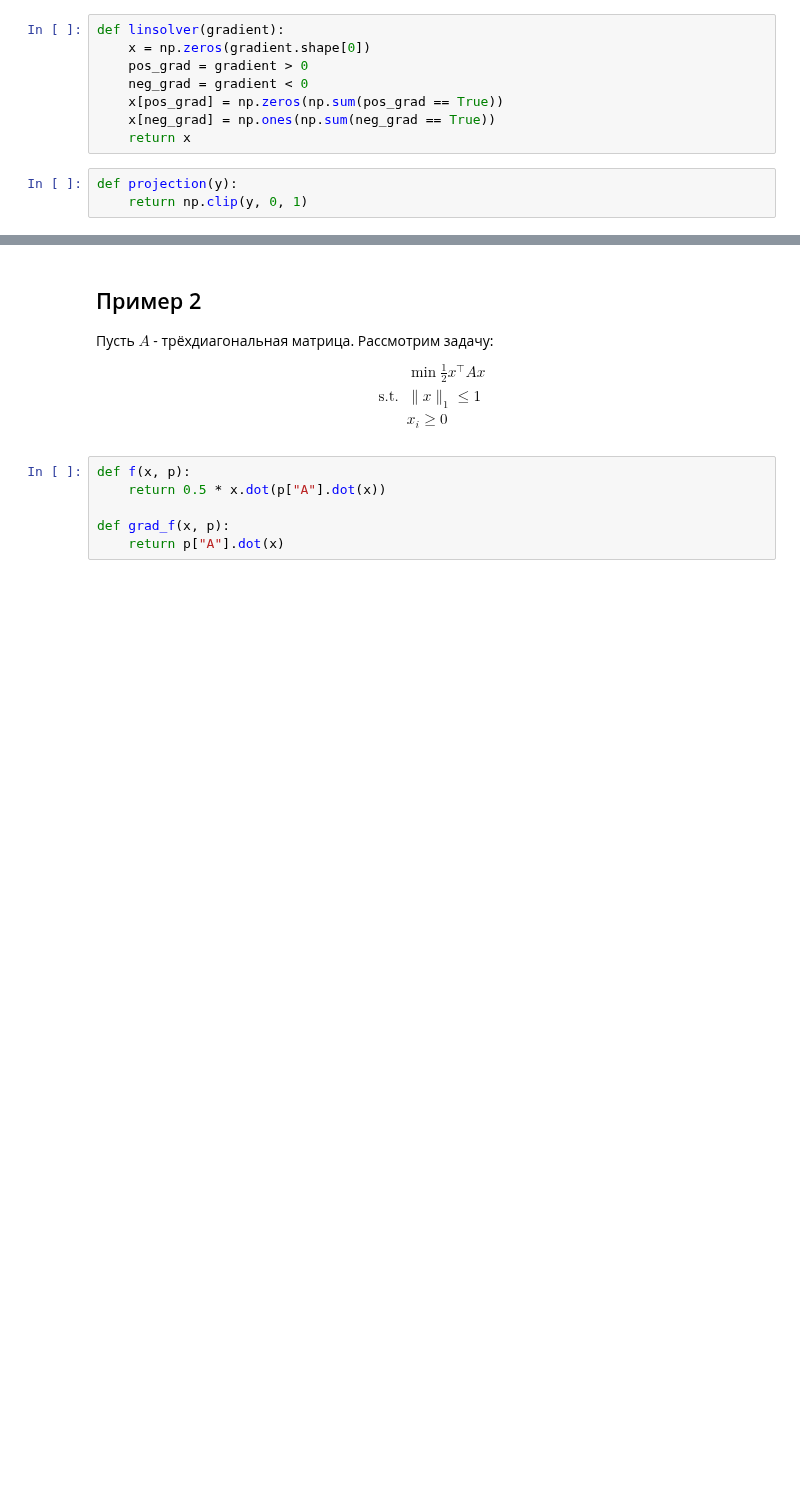
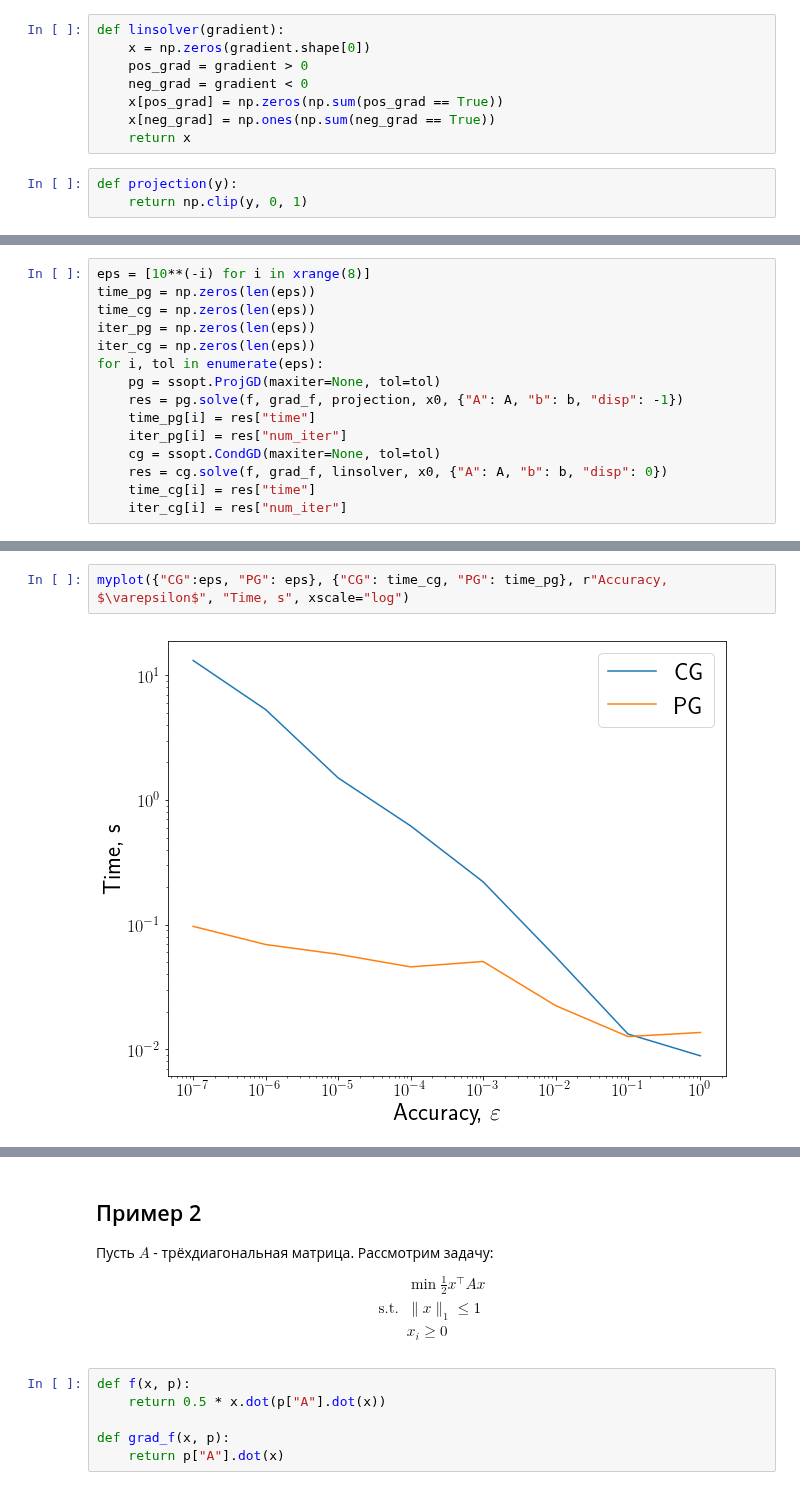
Before and after one commit to amkatrutsa/optimization_course, a Jupyter notebook: 19-SimpleStructureSet/Seminar19.ipynb, the cells around one changed output, grey strips where cells are left out. Drawn from its saved outputs; the diff is of its cells as text; blank space fills up the shorter version.

```diff
--- a/19-SimpleStructureSet/Seminar19.ipynb
+++ b/19-SimpleStructureSet/Seminar19.ipynb
@@ -319,0 +327,15 @@ CVX optimal value = 0.00204344519793
+# %%
+eps = [10**(-i) for i in xrange(8)]
+time_pg = np.zeros(len(eps))
+time_cg = np.zeros(len(eps))
+iter_pg = np.zeros(len(eps))
+iter_cg = np.zeros(len(eps))
+for i, tol in enumerate(eps):
+    pg = ssopt.ProjGD(maxiter=None, tol=tol)
+    res = pg.solve(f, grad_f, projection, x0, {"A": A, "b": b, "disp": -1})
+    time_pg[i] = res["time"]
+    iter_pg[i] = res["num_iter"]
+    cg = ssopt.CondGD(maxiter=None, tol=tol)
+    res = cg.solve(f, grad_f, linsolver, x0, {"A": A, "b": b, "disp": 0})
+    time_cg[i] = res["time"]
+    iter_cg[i] = res["num_iter"]
@@ -319,0 +360,4 @@ CVX optimal value = 0.00204344519793
+# %%
+myplot({"CG":eps, "PG": eps}, {"CG": time_cg, "PG": time_pg}, r"Accuracy, $\varepsilon$", "Time, s", xscale="log")
+# %% [output]
+[figure, added]
```
Also changed, not shown: parts of 20 cells of this notebook, 1 other file.
